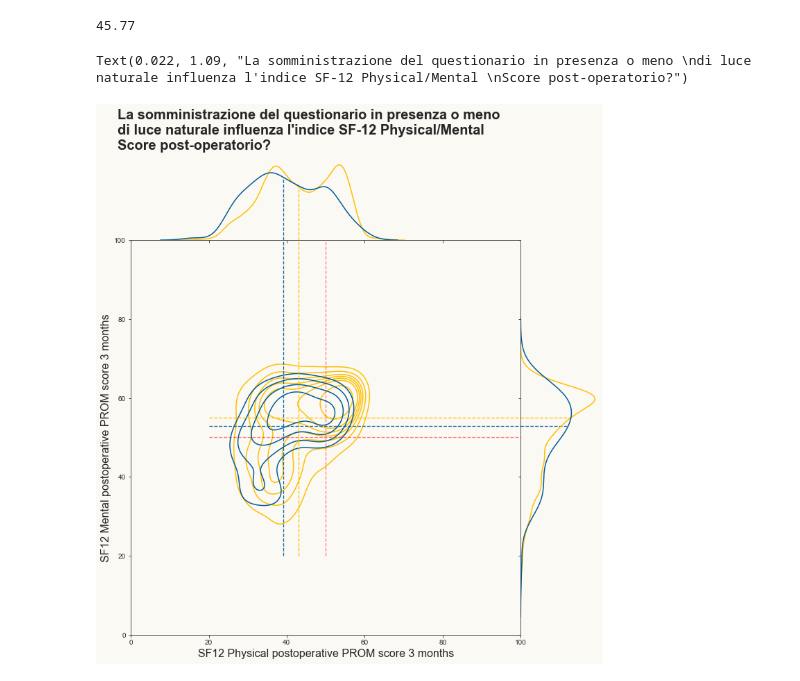
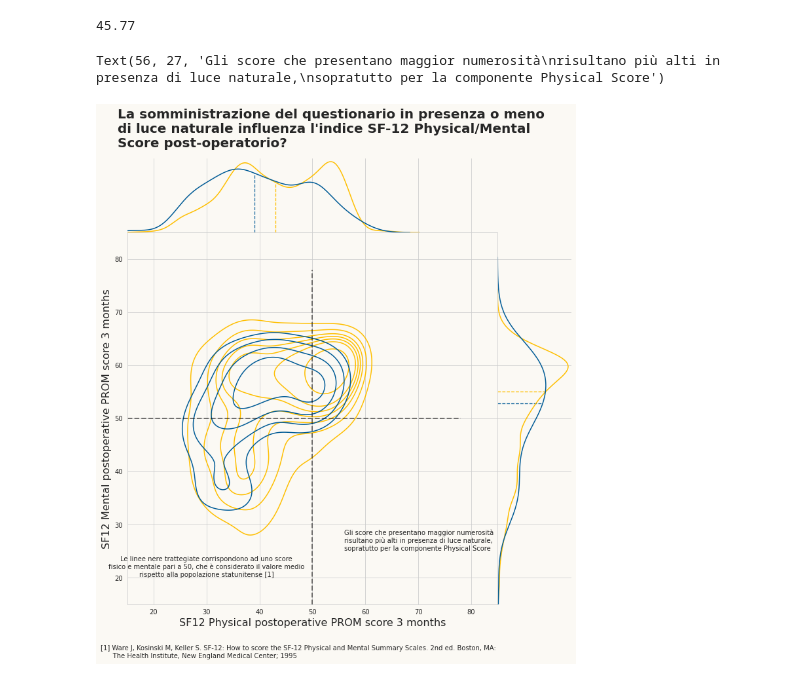
Before and after one commit to giocoal/surgery-PROMs-score-and-weather-conditions-data-visualizations, a Jupyter notebook: DataViz_Compitino_SecondaVisualizzazione.ipynb, the cells around one changed output. Saved outputs shown, nothing was run; the diff lists cells and outputs as text; code cells hidden in the pictures.

```diff
--- a/DataViz_Compitino_SecondaVisualizzazione.ipynb
+++ b/DataViz_Compitino_SecondaVisualizzazione.ipynb
@@ -291,8 +291,9 @@ l[437]
 45.77
 # %%
 #definisco la griglia
-sns.set_style('ticks')
-g = sns.JointGrid(height=10, space=0, xlim=(0,100), ylim=(0,100))
+sns.set_style('whitegrid')
+g = sns.JointGrid(height=10, space=0, xlim=(15,85), ylim=(15,85))
+
 g.fig.patch.set_facecolor('#fbf9f4')
 g.ax_joint.patch.set_facecolor('#fbf9f4')
 g.ax_marg_x.patch.set_facecolor('#fbf9f4')
@@ -337,18 +338,18 @@ sns.kdeplot(x=x_off,\
 
 
 #linee verticali ed orizzontali
-g.ax_joint.axvline(x=median(df1_on['physical_score_postop']), ymin=0.2, ymax=1, color = color_on, alpha = 1, ls='--', lw = 1.3)
-g.ax_joint.axvline(x=median(df1_off['physical_score_postop']), ymin=0.2, ymax=1, color = color_off, alpha = 0.9, ls='--', lw = 1.3)
-g.ax_joint.axhline(y=median(df1_on['mental_score_postop']), xmin=0.2, xmax=1, color = color_on, alpha = 1, ls='--', lw = 1.3)
-g.ax_joint.axhline(y=median(df1_off['mental_score_postop']), xmin=0.2, xmax=1, color = color_off, alpha = 0.9, ls='--', lw = 1.3)
+#g.ax_joint.axvline(x=median(df1_on['physical_score_postop']), ymin=0.2, ymax=1, color = color_on, alpha = 1, ls='--', lw = 1.3)
+#g.ax_joint.axvline(x=median(df1_off['physical_score_postop']), ymin=0.2, ymax=1, color = color_off, alpha = 0.9, ls='--', lw = 1.3)
+#g.ax_joint.axhline(y=median(df1_on['mental_score_postop']), xmin=0.2, xmax=1, color = color_on, alpha = 1, ls='--', lw = 1.3)
+#g.ax_joint.axhline(y=median(df1_off['mental_score_postop']), xmin=0.2, xmax=1, color = color_off, alpha = 0.9, ls='--', lw = 1.3)
 
 g.ax_marg_x.axvline(x=median(df1_on['physical_score_postop']), ymin=0, ymax=0.65, color = color_on, alpha = 1, ls='--', lw = 1.3)
 g.ax_marg_x.axvline(x=median(df1_off['physical_score_postop']), ymin=0, ymax=0.8, color = color_off, alpha = 0.9, ls='--', lw = 1.3)
 g.ax_marg_y.axhline(y=median(df1_on['mental_score_postop']), xmin=0, xmax=0.65, color = color_on, alpha = 1, ls='--', lw = 1.3)
 g.ax_marg_y.axhline(y=median(df1_off['mental_score_postop']), xmin=0, xmax=0.6, color = color_off, alpha = 0.9, ls='--', lw = 1.3)
 
-g.ax_joint.axvline(x=50, ymin=0.2, ymax=1, color = 'red', alpha = 0.5, ls='--', lw = 1.3)
-g.ax_joint.axhline(y=50, xmin=0.2, xmax=1, color = 'red', alpha = 0.5, ls='--', lw = 1.3)
+g.ax_joint.axvline(x=50, ymin=0, ymax=0.9, color = 'black', alpha = 0.5, ls='--', lw = 2)
+g.ax_joint.axhline(y=50, xmin=0, xmax=0.9, color = 'black', alpha = 0.5, ls='--', lw = 2)
 
 
 #distribuzioni marginali physical
@@ -374,35 +375,46 @@ sns.kdeplot(y=y_on,\
             #shade = True,\
             bw_adjust = 0.75\
            )
 
 sns.kdeplot(y=y_off,\
             ax = g.ax_marg_y,\
             color=color_off,\
             #shade = True,\
             bw_adjust = 1.1\
            )
 
 #legenda
 #g.ax_joint.legend()
 
 #Labels
 g.set_axis_labels('SF12 Physical postoperative PROM score 3 months', 'SF12 Mental postoperative PROM score 3 months', fontsize=16)
 
 # Titolo
 titolo_italiano = "La somministrazione del questionario in presenza o meno \ndi luce naturale influenza l'indice SF-12 Physical/Mental \nScore post-operatorio?"
 titolo_inglese = ""
 g.fig.suptitle(
     titolo_italiano,
     x = 0.022,
     y = 1.09,
     ha="left",
     fontsize=20,
     weight="bold",
     wrap = True
 )
+
+#Context
+label1 = "Le linee nere trattegiate corrispondono ad uno score\nfisico e mentale pari a 50, che è considerato il valore medio\nrispetto alla popolazione statunitense [1]"
+label2 = "[1] Ware J, Kosinski M, Keller S. SF-12: How to score the SF-12 Physical and Mental Summary Scales. 2nd ed. Boston, MA:\n      The Health Institute, New England Medical Center; 1995"
+label3 = "Gli score che presentano maggior numerosità\nrisultano più alti in presenza di luce naturale,\nsopratutto per la componente Physical Score"
+
+pad = 0.2
+#ax.text(1.5, 66.5 + pad, label1, fontsize=10, va="bottom", ha="center")
+g.ax_joint.text(30,20, label1, fontsize=10, va="bottom", ha="center")
+g.ax_joint.text(10, +6, label2, fontsize=10, va="center", ha="left")
+g.ax_joint.text(56, 27, label3, fontsize=10, va="center", ha="left")
 # %% [output]
-Text(0.022, 1.09, "La somministrazione del questionario in presenza o meno \ndi luce naturale influenza l'indice SF-12 Physical/Mental \nScore post-operatorio?")
+Text(56, 27, 'Gli score che presentano maggior numerosità\nrisultano più alti in presenza di luce naturale,\nsopratutto per la componente Physical Score')
-[figure, old version]
+[figure, new version]
 # %%
 #massimi locali light_false physical
 #x, y = sns.kdeplot(x=x_off, bw_adjust = 0.8).get_lines()[0].get_data()
```
Also changed, not shown: parts of 2 cells of this notebook.
